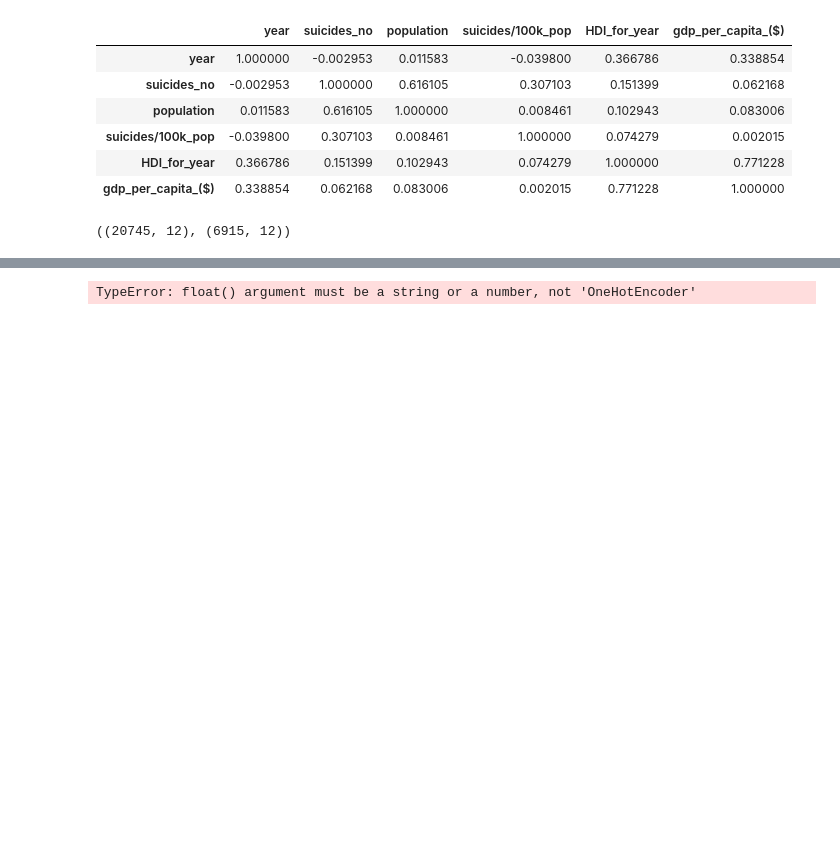
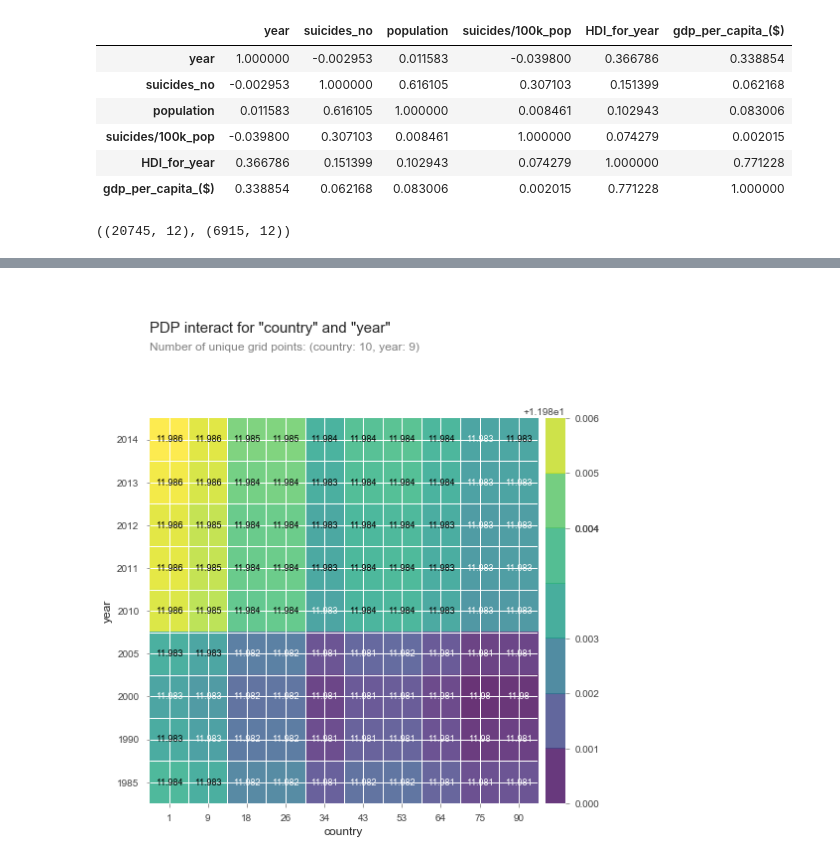
Before and after one commit to msnyd/suicide-rates-unit2-project, a Jupyter notebook: data-exploration.ipynb, the cells around one changed output, grey strips where cells are left out. Cells and saved outputs as stored; diff of their text form; code cells hidden in the pictures; blank space fills up the shorter version.

```diff
--- a/data-exploration.ipynb
+++ b/data-exploration.ipynb
@@ -247,13 +265,28 @@ importances.sort_values()[-n:].plot.barh(color='grey');
-# %%
-from sklearn.impute import SimpleImputer
-encoder = ce.OneHotEncoder()
-imputer = SimpleImputer()
-x_train_encoded = encoder.fit_transform(x_train)
-x_val_encoded = encoder.fit(x_val)
-
-x_train_imputed = imputer.fit_transform(x_train_encoded)
-x_val_imputed = imputer.transform(x_val_encoded)
-
-linear_reg.fit(x_train_imputed, y_train)
-# %% [output]
-TypeError: float() argument must be a string or a number, not 'OneHotEncoder'
+# %%
+df = train
+df = df.dropna()
+
+target = 'suicides/100k_pop'
+features = df.columns.drop(['population', 'age'])
+
+X = df[features]
+y = df[target]
+
+# Use Ordinal Encoder, outside of a pipeline
+encoder = ce.OrdinalEncoder()
+X_encoded = encoder.fit_transform(X)
+
+model = RandomForestRegressor(n_estimators=100, random_state=42, n_jobs=-1)
+model = model.fit(X_encoded, y)
+# %%
+from pdpbox.pdp import pdp_interact, pdp_interact_plot
+interaction = pdp_interact(
+    model=model,
+    dataset=X_encoded,
+    model_features=features,
+    features=features
+)
+
+pdp_interact_plot(interaction, plot_type='grid', feature_names=features);
+# %% [output]
+[figure, added]
```
Also changed, not shown: parts of 4 cells of this notebook.
